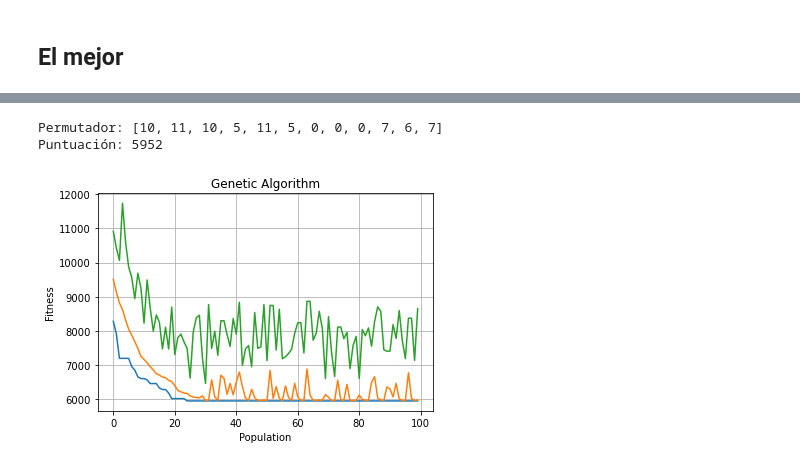
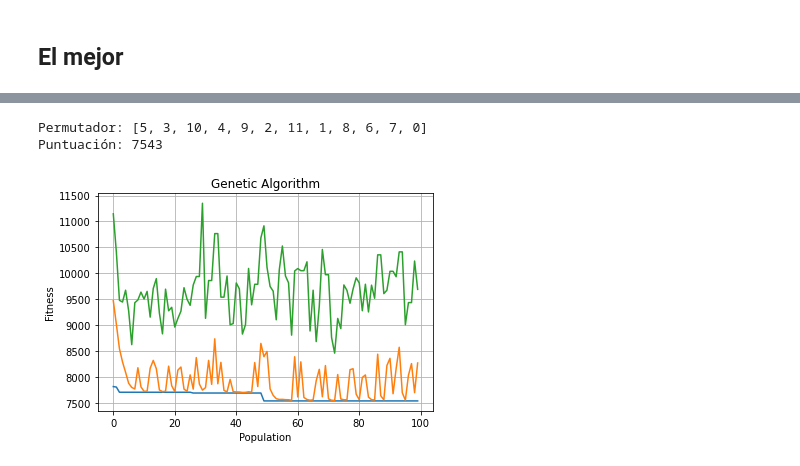
Before and after one commit to PabloSimonSainz/FlowShop, a Jupyter notebook: src/practica02.ipynb, the cells around one changed output, grey strips where cells are left out. Drawn from its saved outputs; the diff is of its cells as text; code cells hidden in the pictures.

```diff
--- a/src/practica02.ipynb
+++ b/src/practica02.ipynb
@@ -122,15 +139,15 @@ Puntuación: 7312
 # %%
 NIND = 100 # Número de individuos por población
 NGEN = 100 # Número de generaciones por individuo
 MUPB = 0.3 # Probabilidad de mutación
 CXPB = 0.7 # Probabilidad de cruce
 
-gen = genetic(d, NIND=NIND, NGEN=NGEN, MUPB=MUPB, CXPB=CXPB, plot = True)
+gen = genetic(d, NIND=NIND, NGEN=NGEN, MUPB=MUPB, CXPB=CXPB, OX=False, plot = True)
 gen_score = tiempo_final_f(funcion_f(gen, d))
 
 print(f"Permutador: {gen}")
 print(f"Puntuación: {gen_score}")
 # %% [output]
-Permutador: [10, 11, 10, 5, 11, 5, 0, 0, 0, 7, 6, 7]
-Puntuación: 5952
+Permutador: [5, 3, 10, 4, 9, 2, 11, 1, 8, 6, 7, 0]
+Puntuación: 7543
-[figure, old version]
+[figure, new version]
```
Also changed, not shown: parts of 21 cells of this notebook, 1 other file.
